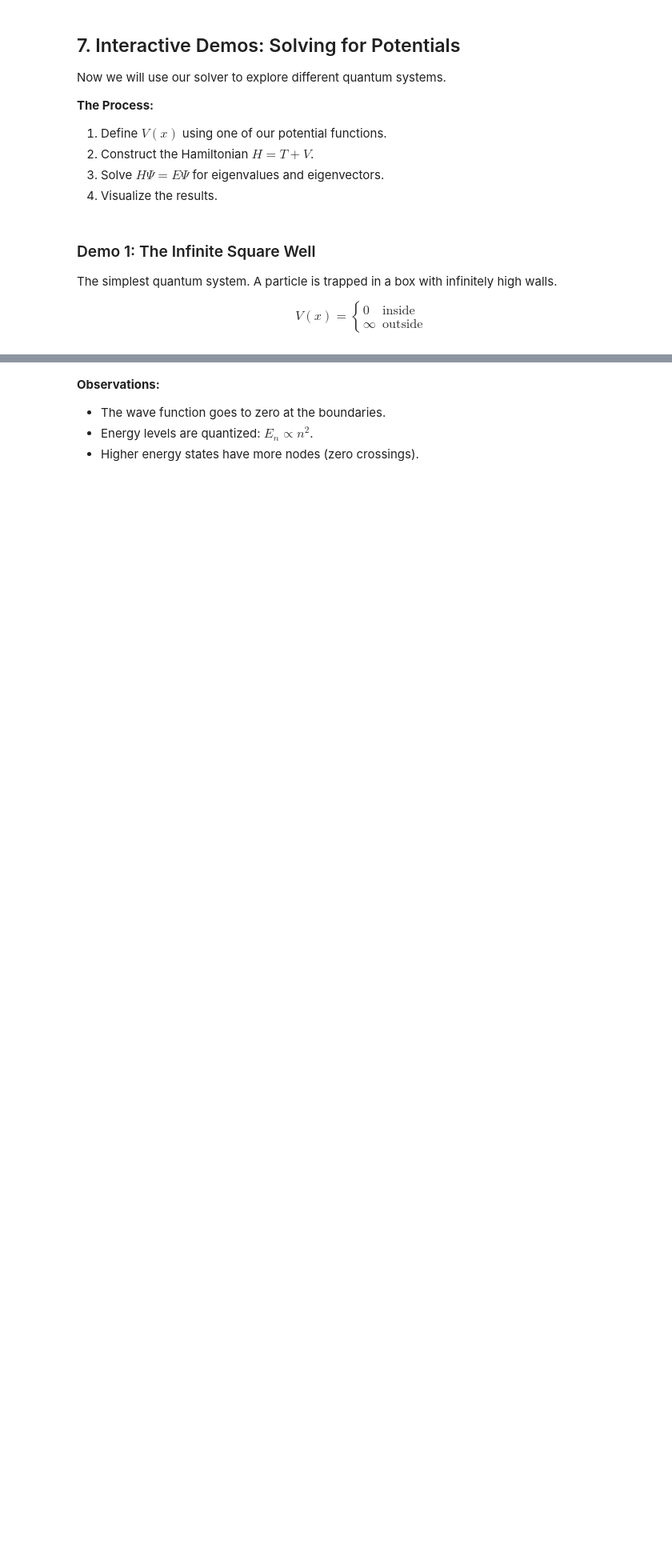
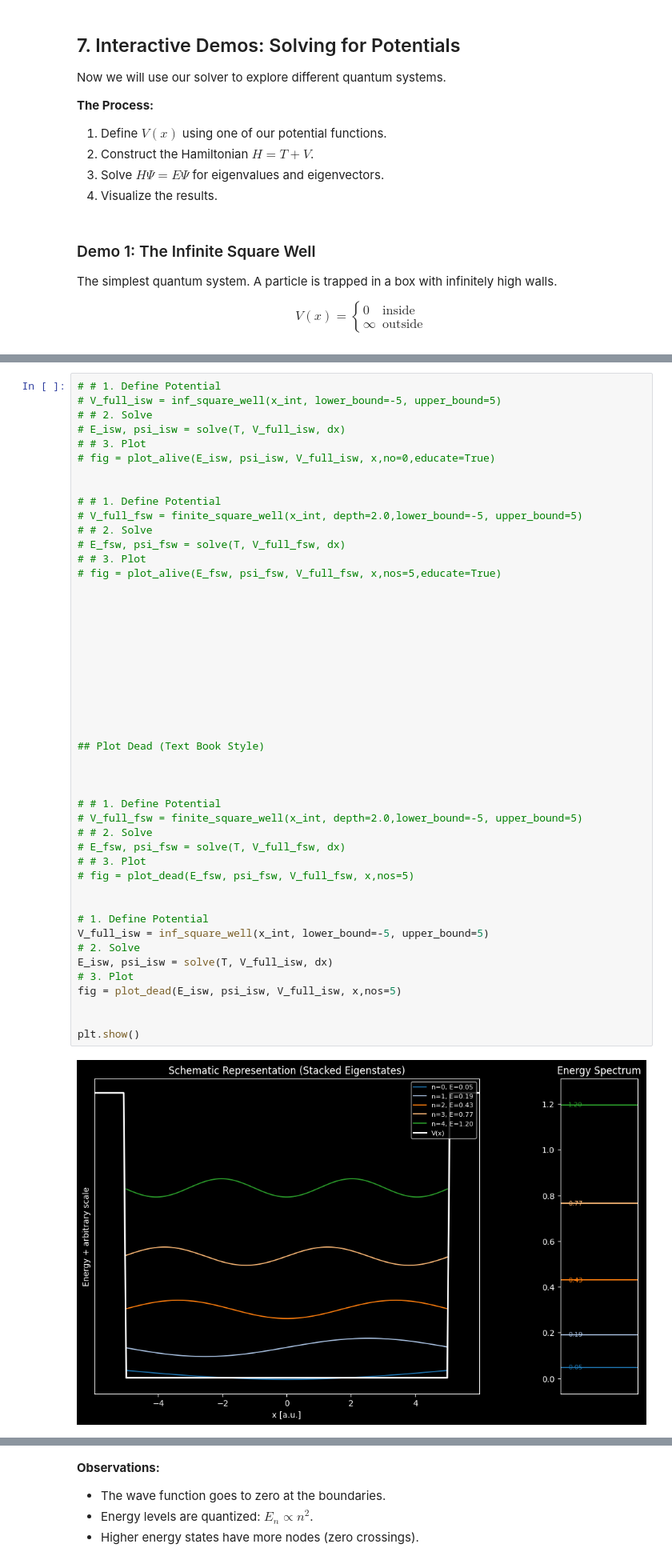
Before and after one commit to Ahilan-Bucket/Hand-wave, a Jupyter notebook: Handwave_Presentation_.ipynb, the cells around one changed output, grey strips where cells are left out. Shown: that part at 80% size. Saved outputs shown, nothing was run; the diff lists cells and outputs as text; blank space fills up the shorter version.

Commit message:
Most resent well working Files

```diff
--- a/Handwave_Presentation_.ipynb
+++ b/Handwave_Presentation_.ipynb
@@ -195,0 +407,49 @@ plt.show()
+# %%
+# # 1. Define Potential
+# V_full_isw = inf_square_well(x_int, lower_bound=-5, upper_bound=5)
+# # 2. Solve
+# E_isw, psi_isw = solve(T, V_full_isw, dx)
+# # 3. Plot
+# fig = plot_alive(E_isw, psi_isw, V_full_isw, x,no=0,educate=True)
+
+
+# # 1. Define Potential
+# V_full_fsw = finite_square_well(x_int, depth=2.0,lower_bound=-5, upper_bound=5)
+# # 2. Solve
+# E_fsw, psi_fsw = solve(T, V_full_fsw, dx)
+# # 3. Plot
+# fig = plot_alive(E_fsw, psi_fsw, V_full_fsw, x,nos=5,educate=True)
+
+
+
+
+
+
+
+
+
+
+
+## Plot Dead (Text Book Style)
+
+
+
+# # 1. Define Potential
+# V_full_fsw = finite_square_well(x_int, depth=2.0,lower_bound=-5, upper_bound=5)
+# # 2. Solve
+# E_fsw, psi_fsw = solve(T, V_full_fsw, dx)
+# # 3. Plot
+# fig = plot_dead(E_fsw, psi_fsw, V_full_fsw, x,nos=5)
+
+
+# 1. Define Potential
+V_full_isw = inf_square_well(x_int, lower_bound=-5, upper_bound=5)
+# 2. Solve
+E_isw, psi_isw = solve(T, V_full_isw, dx)
+# 3. Plot
+fig = plot_dead(E_isw, psi_isw, V_full_isw, x,nos=5)
+
+
+plt.show()
+# %% [output]
+[figure, added]
```
Also changed, not shown: parts of 28 cells of this notebook, 2 other files.
